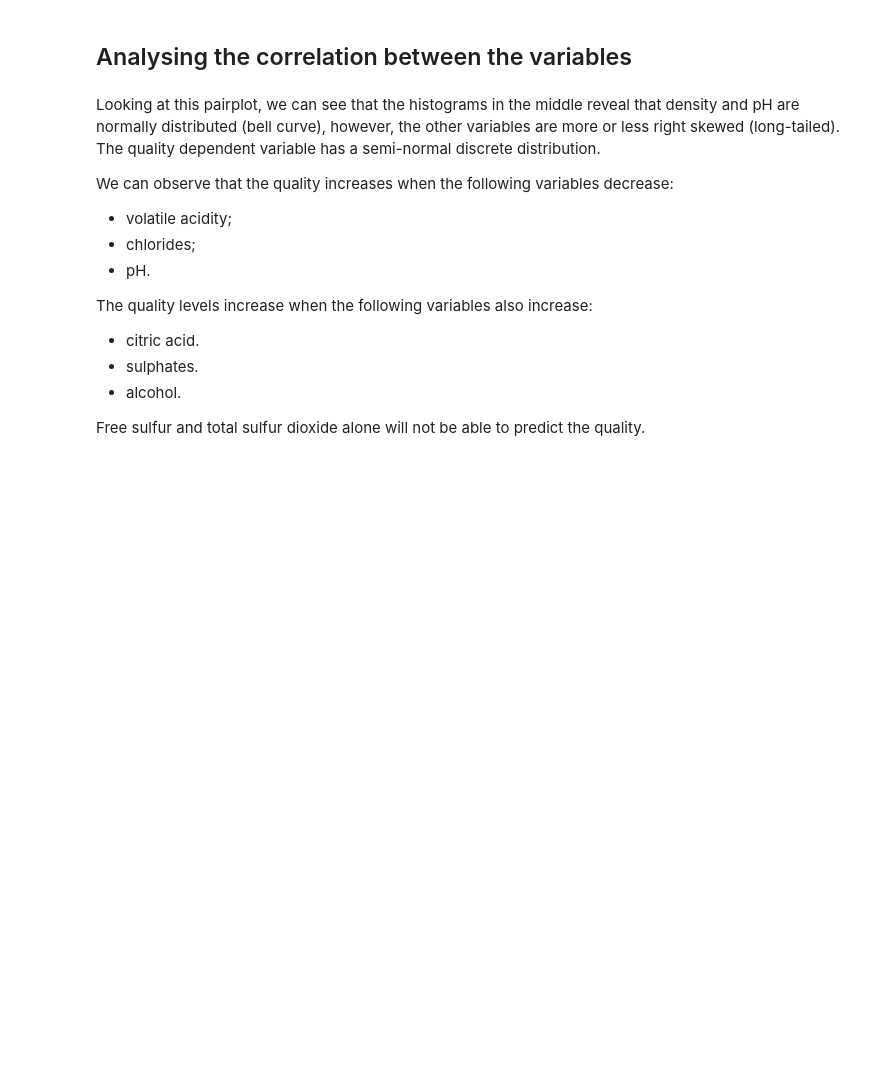
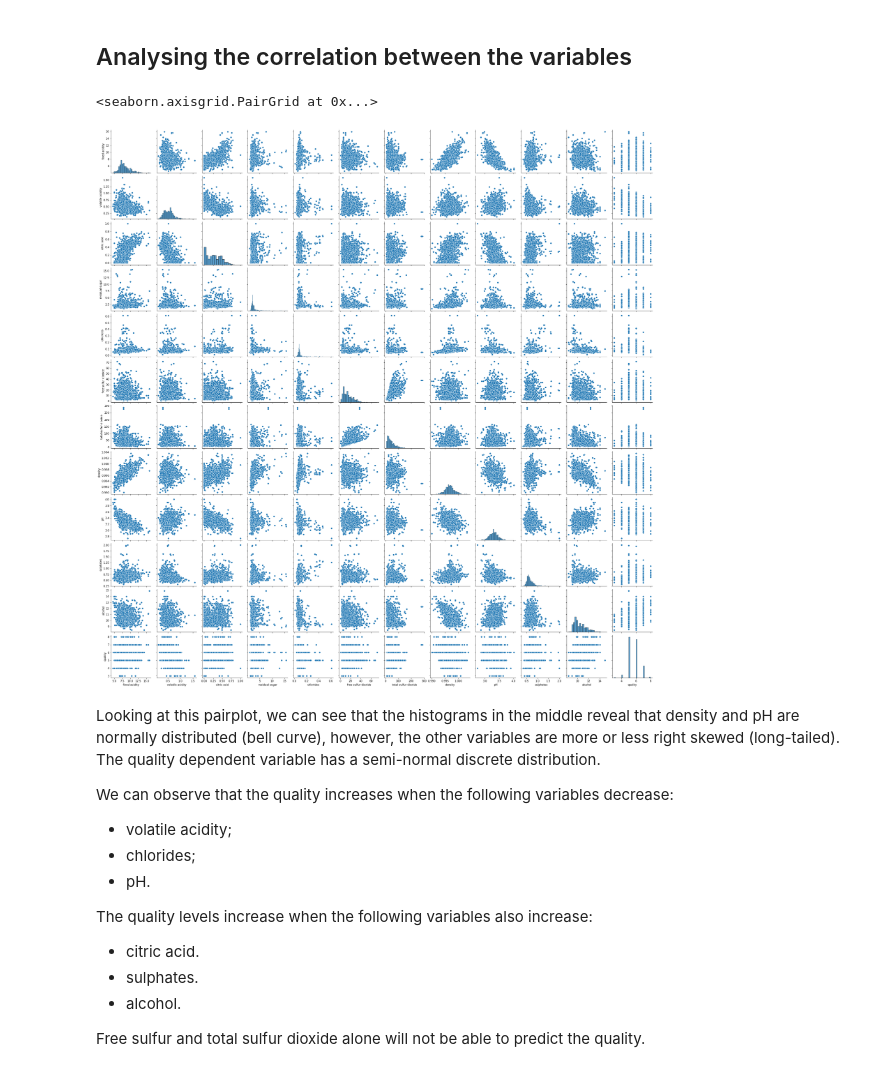
Before and after one commit to LaisColetta/PdDA_Assignment, a Jupyter notebook: PdDA_Assignment.ipynb, the cells around one changed output. Saved outputs shown, nothing was run; the diff lists cells and outputs as text; code cells hidden in the pictures; blank space fills up the shorter version.

```diff
--- a/PdDA_Assignment.ipynb
+++ b/PdDA_Assignment.ipynb
@@ -205,7 +205,10 @@ source: https://pandas.pydata.org/pandas-docs/stable/reference/api/pandas.DataFr
 # %% [markdown]
 ## Analysing the correlation between the variables
 # %%
-#sns.pairplot(df)
+sns.pairplot(df)
+# %% [output]
+<seaborn.axisgrid.PairGrid at 0x...>
+[figure, added]
 # %% [markdown]
 Looking at this pairplot, we can see that the histograms in the middle reveal that density and pH are normally distributed (bell curve), however, the other variables are more or less right skewed (long-tailed). The quality dependent variable has a semi-normal discrete distribution.
 
```
Also changed, not shown: parts of 34 cells of this notebook.
